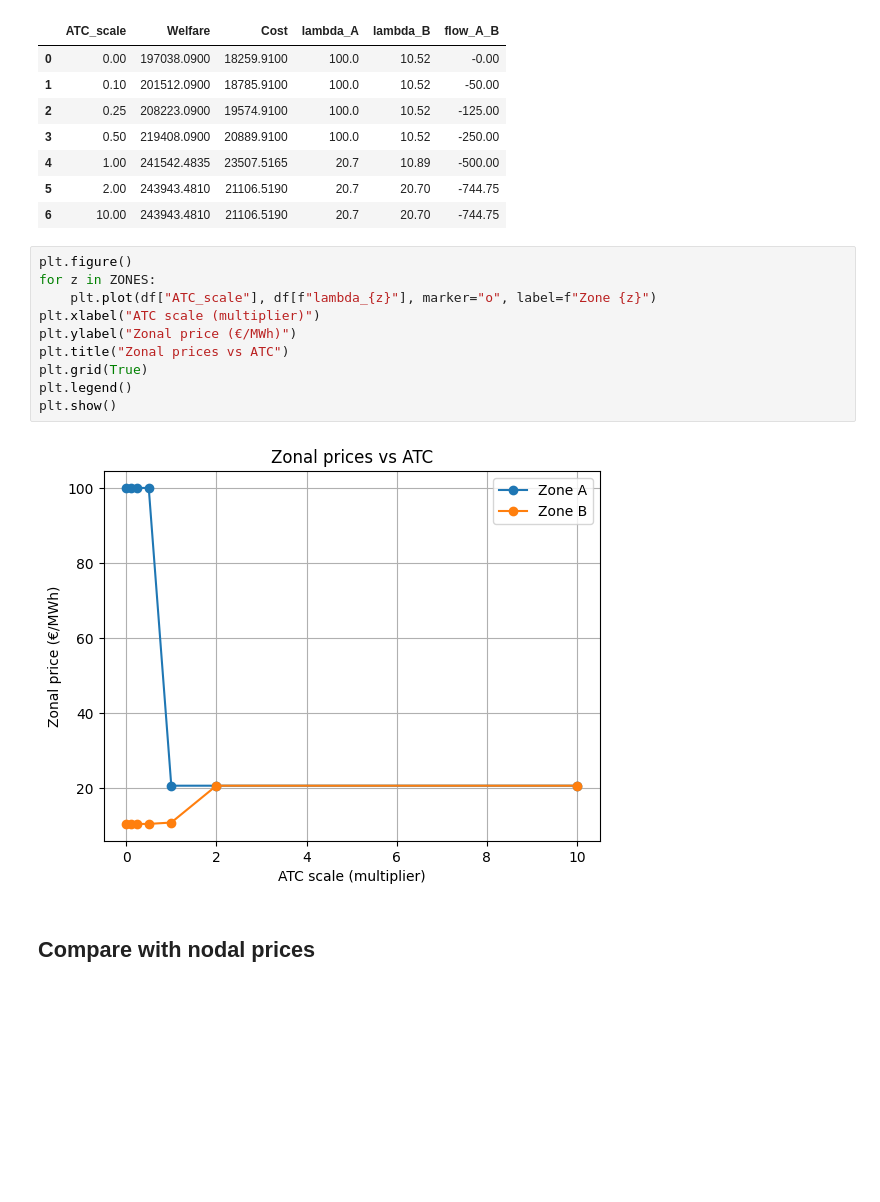
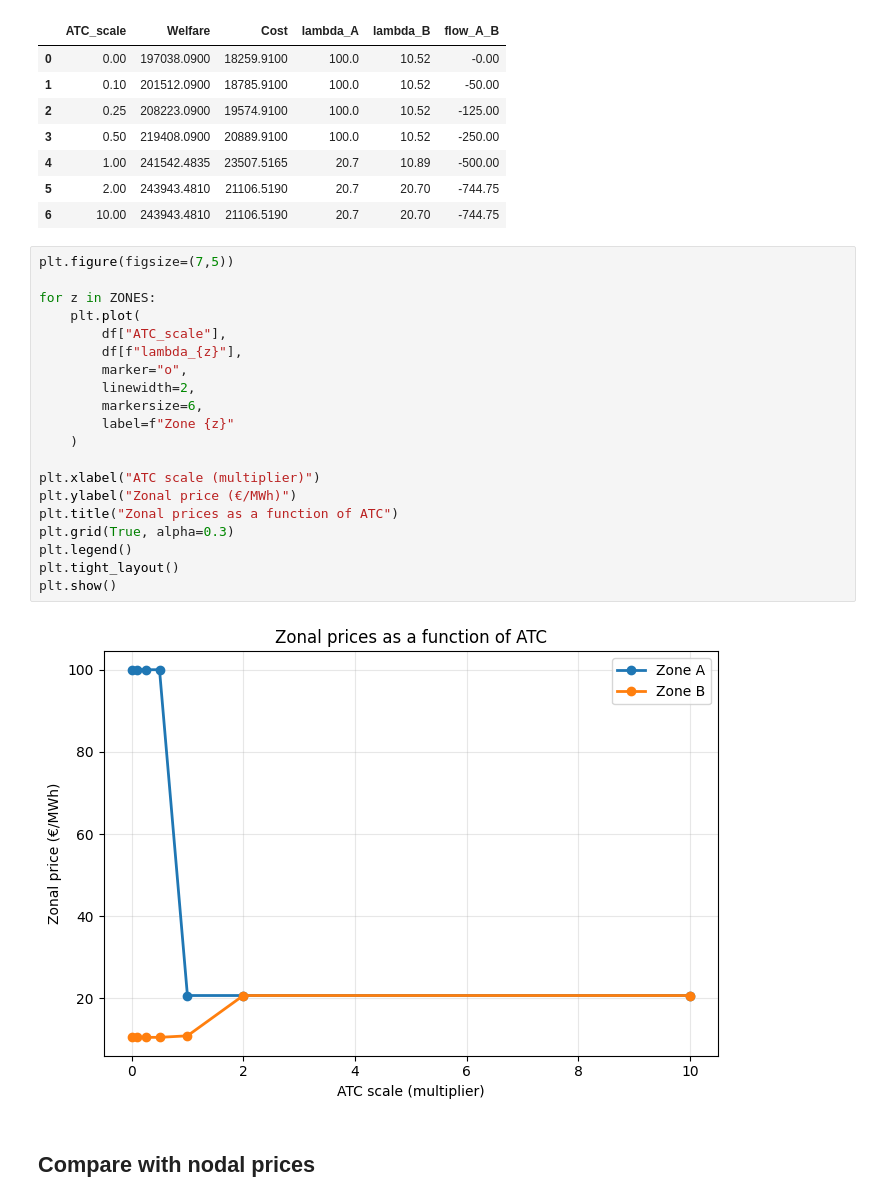
Before and after one commit to KonstantinosKountras/46755-electricity-market-clearing_Asgn1, a Jupyter notebook: Assignment1_3zonal.ipynb, the cells around one changed output. Drawn from its saved outputs; the diff is of its cells as text; blank space fills up the shorter version.

```diff
--- a/Assignment1_3zonal.ipynb
+++ b/Assignment1_3zonal.ipynb
@@ -228,17 +229,27 @@ df
 | 5 | 2.00 | 243943.4810 | 21106.5190 | 20.7 | 20.70 | -744.75 |
 | 6 | 10.00 | 243943.4810 | 21106.5190 | 20.7 | 20.70 | -744.75 |
 # %%
-plt.figure()
+plt.figure(figsize=(7,5))
+
 for z in ZONES:
-    plt.plot(df["ATC_scale"], df[f"lambda_{z}"], marker="o", label=f"Zone {z}")
+    plt.plot(
+        df["ATC_scale"],
+        df[f"lambda_{z}"],
+        marker="o",
+        linewidth=2,
+        markersize=6,
+        label=f"Zone {z}"
+    )
+
 plt.xlabel("ATC scale (multiplier)")
 plt.ylabel("Zonal price (€/MWh)")
-plt.title("Zonal prices vs ATC")
-plt.grid(True)
+plt.title("Zonal prices as a function of ATC")
+plt.grid(True, alpha=0.3)
 plt.legend()
+plt.tight_layout()
 plt.show()
 # %% [output]
-[figure, old version]
+[figure, new version]
 # %% [markdown]
 ## Compare with nodal prices
 # %%
```
Also changed, not shown: parts of 1 cell of this notebook, 2 other files.
